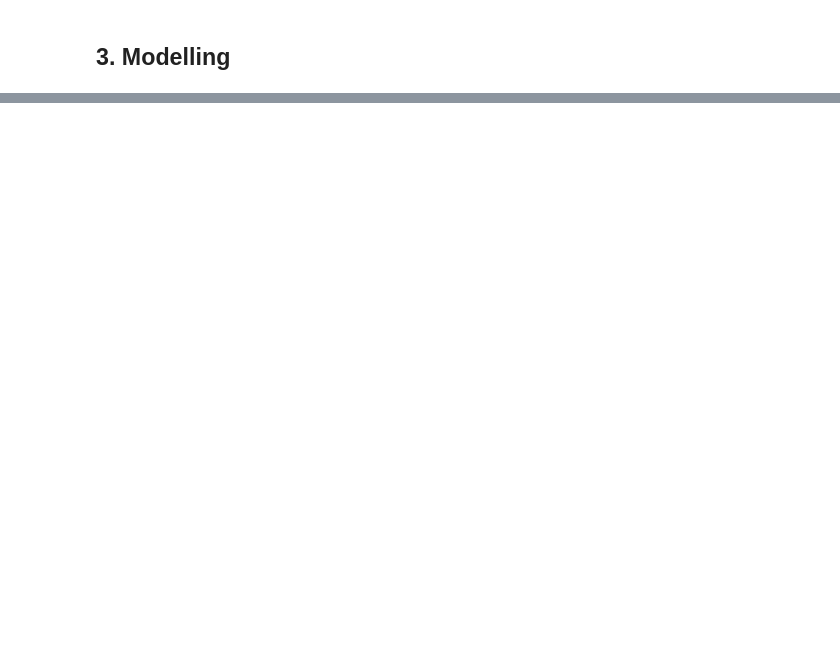
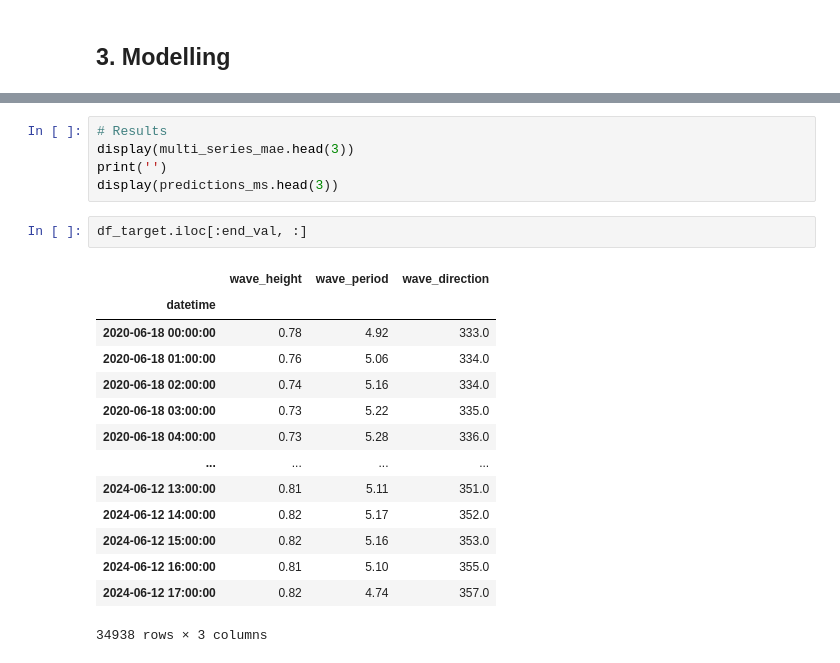
Before and after one commit to AlvaroCorrales/wave-height-app, a Jupyter notebook: Modelling tests.ipynb, the cells around one changed output, grey strips where cells are left out. Cells and saved outputs as stored; diff of their text form; blank space fills up the shorter version.

```diff
--- a/Modelling tests.ipynb
+++ b/Modelling tests.ipynb
@@ -284,0 +359,22 @@ plt.show()
+# %%
+# Results
+display(multi_series_mae.head(3))
+print('')
+display(predictions_ms.head(3))
+# %%
+df_target.iloc[:end_val, :]
+# %% [output]
+|  | wave_height | wave_period | wave_direction |
+| datetime |  |  |  |
+| 2020-06-18 00:00:00 | 0.78 | 4.92 | 333.0 |
+| 2020-06-18 01:00:00 | 0.76 | 5.06 | 334.0 |
+| 2020-06-18 02:00:00 | 0.74 | 5.16 | 334.0 |
+| 2020-06-18 03:00:00 | 0.73 | 5.22 | 335.0 |
+| 2020-06-18 04:00:00 | 0.73 | 5.28 | 336.0 |
+| ... | ... | ... | ... |
+| 2024-06-12 13:00:00 | 0.81 | 5.11 | 351.0 |
+| 2024-06-12 14:00:00 | 0.82 | 5.17 | 352.0 |
+| 2024-06-12 15:00:00 | 0.82 | 5.16 | 353.0 |
+| 2024-06-12 16:00:00 | 0.81 | 5.10 | 355.0 |
+| 2024-06-12 17:00:00 | 0.82 | 4.74 | 357.0 |
+34938 rows × 3 columns
```
Also changed, not shown: parts of 6 cells of this notebook.
